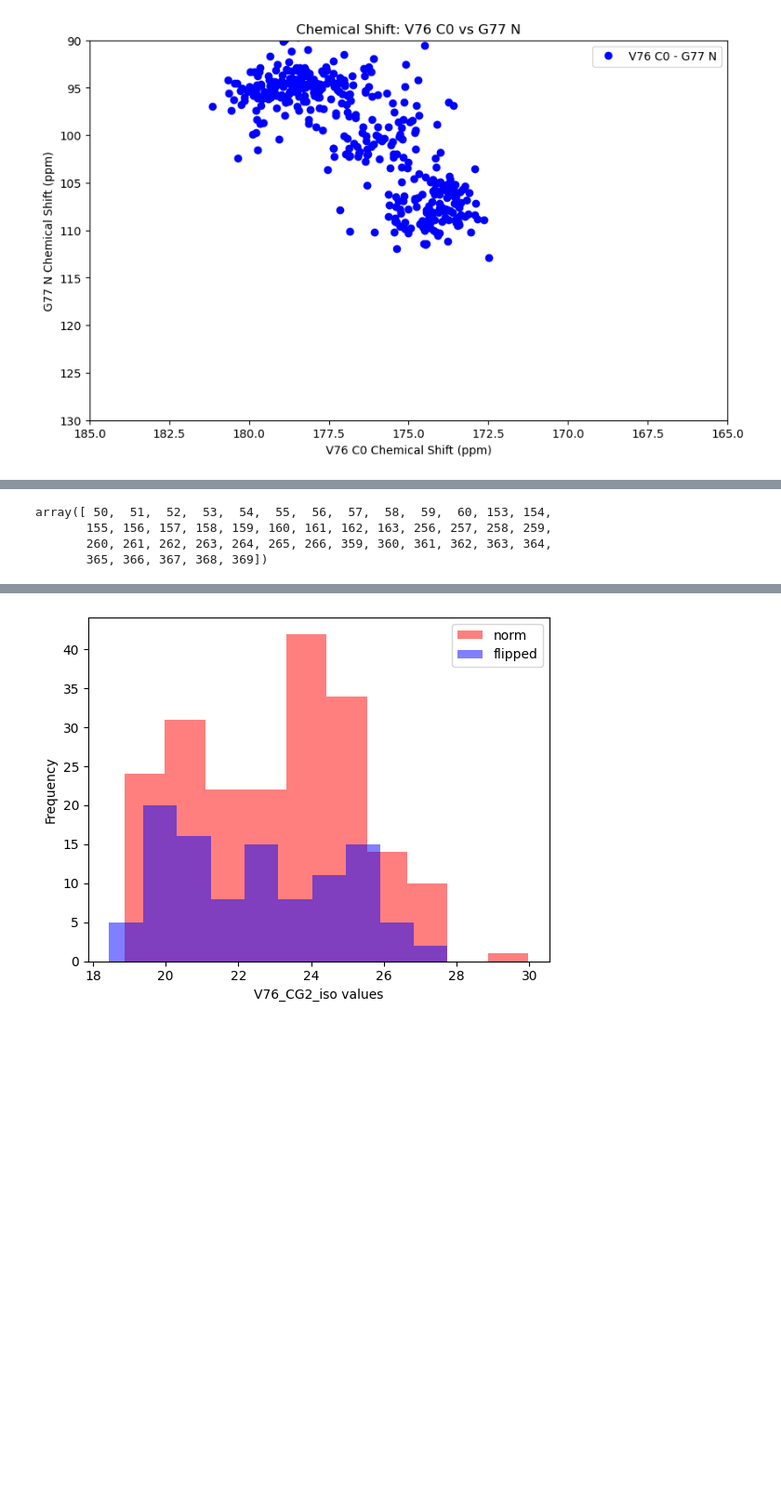
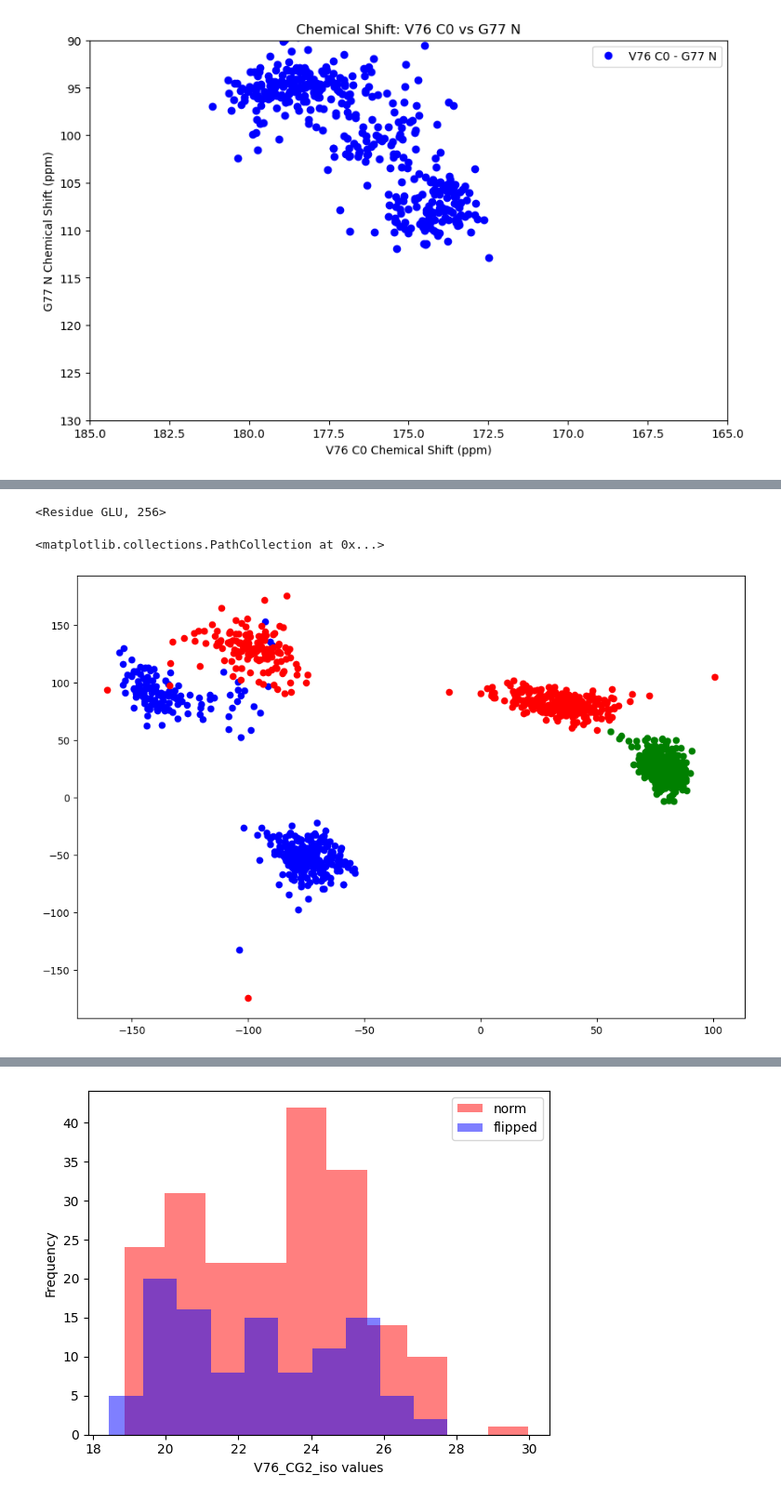
Before and after one commit to Xyunyao/KChannel_torsion_angle, a Jupyter notebook: KcsA_Deactivated_MMQM_cs_minimalized.ipynb, the cells around one changed output, grey strips where cells are left out. Shown at 93% size. Drawn from its saved outputs; the diff is of its cells as text; code cells hidden in the pictures; blank space fills up the shorter version.

```diff
--- a/KcsA_Deactivated_MMQM_cs_minimalized.ipynb
+++ b/KcsA_Deactivated_MMQM_cs_minimalized.ipynb
@@ -341,4 +376,46 @@ print("Torsion angle calculations completed!")
 Torsion angle calculations completed!
+# %%
+# Convert results to a DataFrame
+torsion_angles = pd.DataFrame(results)
+torsion_angles.head(10)
+# show reisudes in u
+# for res in u.residues:
+#     if res.resid in residues:
+#         print(res.resid, res.resnam
+
+# use this way to select a residue instead of using the index!!!!!
+residue = u.select_atoms(f"resid {256}").residues[0]
+residue
+# %% [output]
+<Residue GLU, 256>
+# %%
+# let's plot the torsion angles for V76 and G77 residues
+import matplotlib.pyplot as plt
+# Define indices for residues
+T75_index = [75 - 22 + n * 103 + 1 for n in range(4)]  # V76
+V76_index = [76 - 22 + n * 103 + 1 for n in range(4)]
+G77_index = [77 - 22 + n * 103 + 1 for n in range(4)]
+# Filter rows for V76 and G77 residues
+T75_torsion = torsion_angles[torsion_angles['residue'].isin(T75_index)]
+V76_torsion = torsion_angles[torsion_angles['residue'].isin(V76_index)]
+G77_torsion = torsion_angles[torsion_angles['residue'].isin(G77_index)]
+# Create 2x2 subplots
+fig, axes = plt.subplots(1, 1, figsize=(12, 8))
+# Plot phi angles for V76
+T75_phi = np.array(T75_torsion['torsion_angle_phi'])
+T75_psi = np.array(T75_torsion['torsion_angle_psi'])
+v76_phi = np.array(V76_torsion['torsion_angle_phi'])
+v76_psi = np.array(V76_torsion['torsion_angle_psi'])
+G77_phi = np.array(G77_torsion['torsion_angle_phi'])
+G77_psi = np.array(G77_torsion['torsion_angle_psi'])
+axes.scatter(v76_phi,v76_psi, marker='o', linestyle='-', color='blue', label='V76 Phi')
+axes.scatter(G77_phi, G77_psi, marker='o', linestyle='-', color='red', label='G77 Phi')
+axes.scatter(T75_phi, T75_psi, marker='o', linestyle='-', color='green', label='T75 Phi')
+
+#PLOT
+# %% [output]
+<matplotlib.collections.PathCollection at 0x...>
+[figure, added]
 # %%
 # merge the torsion angles with the chemical shift data
 torsion_angles['resNO'] = torsion_angles['residue']  # Rename for merging
@@ -348,10 +425,3 @@ torsion_angles['torsion_angle_psi'] = torsion_angles['torsion_angle_psi'].astype
 merged_df = pd.merge(ccdeactivated_df, torsion_angles, on=['frame', 'resNO'], how='left')
 ## Save the merged DataFrame to a CSV file
 merged_df.to_csv('KcsA_Deactivated_df_MMQM_CS_Torsion.csv', index=False)
-# %%
-ccdeactivated_df['resNO'].unique()
-# %% [output]
-array([ 50,  51,  52,  53,  54,  55,  56,  57,  58,  59,  60, 153, 154,
-       155, 156, 157, 158, 159, 160, 161, 162, 163, 256, 257, 258, 259,
-       260, 261, 262, 263, 264, 265, 266, 359, 360, 361, 362, 363, 364,
-       365, 366, 367, 368, 369])
```
Also changed, not shown: parts of 7 cells of this notebook, 1 other file.
